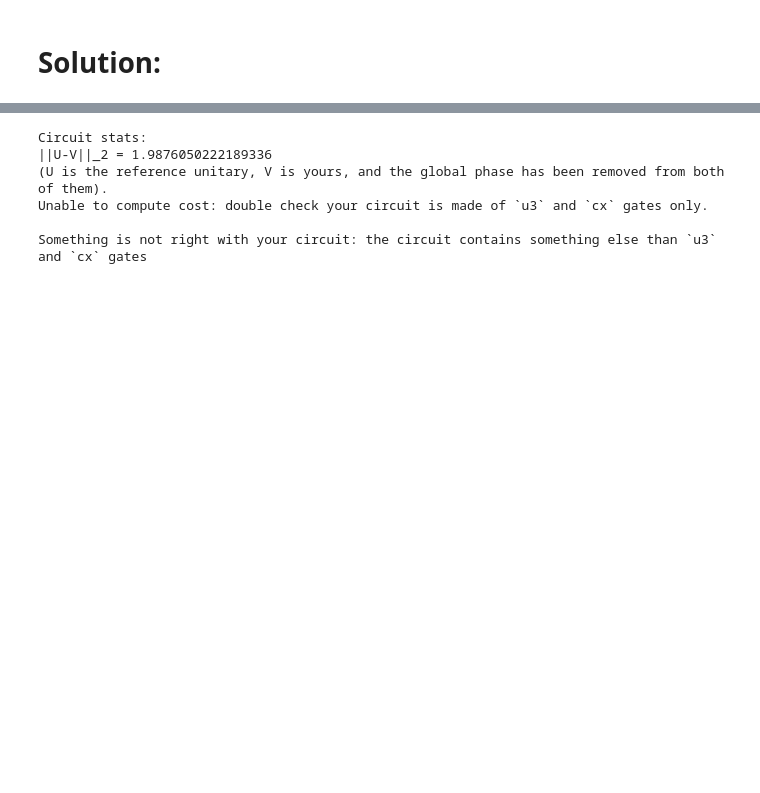
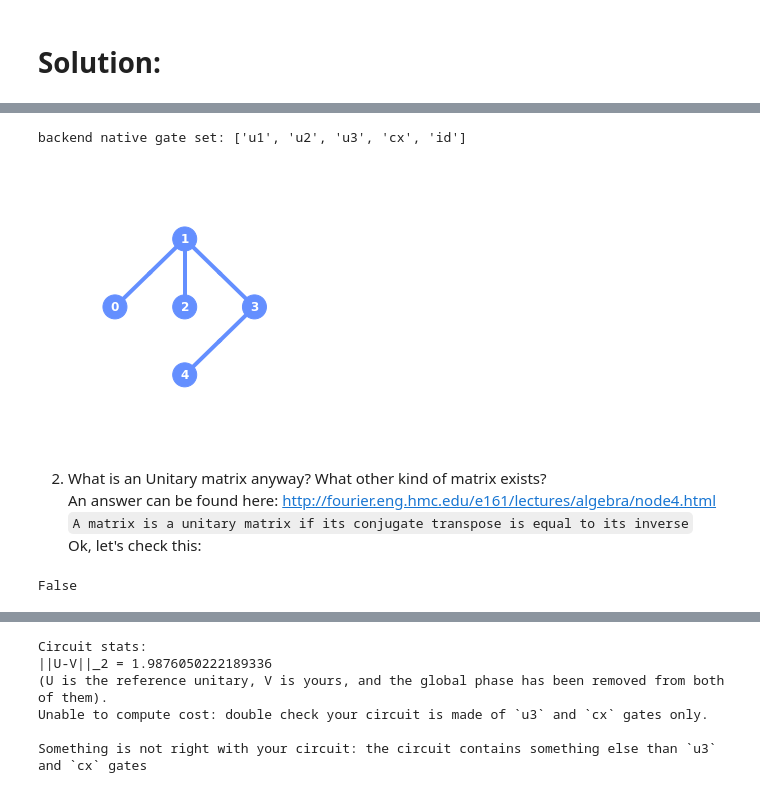
Before and after one commit to jacopomaroli/IBM_may4_challenge_solution, a Jupyter notebook: ex04/Challenge4_CircuitDecomposition.ipynb, the cells around one changed output, grey strips where cells are left out. Cells and saved outputs as stored; diff of their text form; code cells hidden in the pictures; blank space fills up the shorter version.

```diff
--- a/ex04/Challenge4_CircuitDecomposition.ipynb
+++ b/ex04/Challenge4_CircuitDecomposition.ipynb
@@ -428,0 +183,9 @@ new_circ.draw(output='mpl')
+# %%
+provider = IBMQ.load_account()
+accountProvider = IBMQ.get_provider(hub='ibm-q')
+backend = accountProvider.get_backend('ibmq_vigo')
+backend_configuration = backend.configuration()
+backend_properties = backend.properties()
+print("backend native gate set: {}".format(backend_configuration.basis_gates))
+plot_gate_map(backend)
+# %% [output]
@@ -428,0 +193,13 @@ new_circ.draw(output='mpl')
+backend native gate set: ['u1', 'u2', 'u3', 'cx', 'id']
+[figure, added]
+# %% [markdown]
+2. What is an Unitary matrix anyway? What other kind of matrix exists?
+ An answer can be found here: http://fourier.eng.hmc.edu/e161/lectures/algebra/node4.html
+ `A matrix is a unitary matrix if its conjugate transpose is equal to its inverse`
+ Ok, let's check this:
+# %%
+u_inverse = np.power(u_conj_transpose, -1)
+u_conj_transpose = U.transpose().conj()
+(u_inverse == u_conj_transpose).all()
+# %% [output]
+False
```
Also changed, not shown: parts of 33 cells of this notebook.
